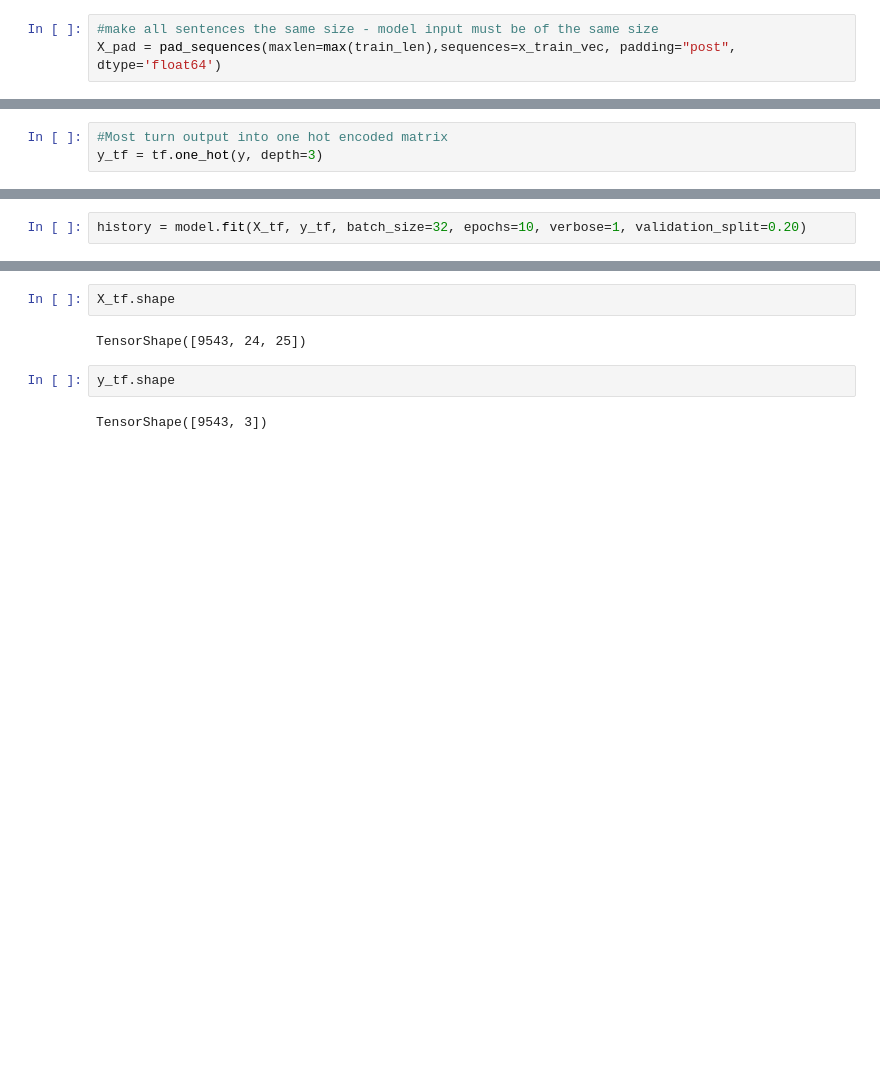
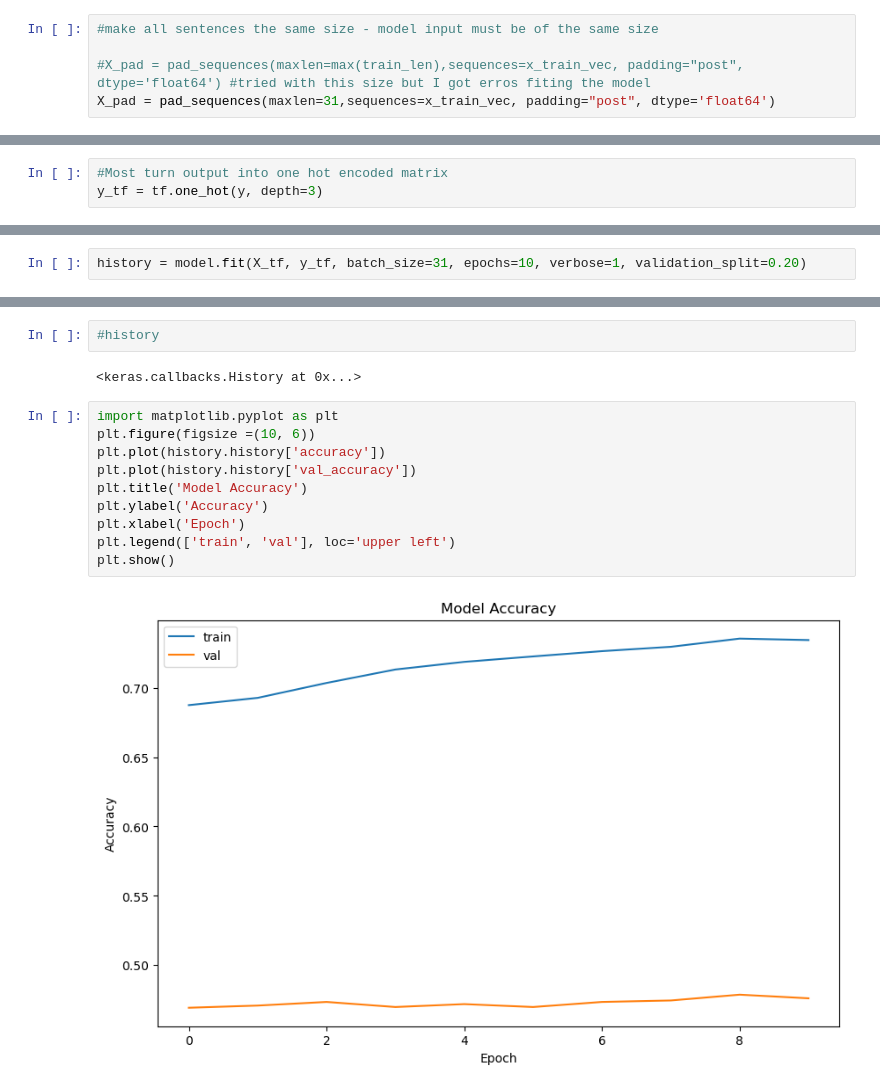
Before and after one commit to mayer19/Text_Mining_NovaIMS, a Jupyter notebook: stock_project.ipynb, the cells around one changed output, grey strips where cells are left out. Drawn from its saved outputs; the diff is of its cells as text; blank space fills up the shorter version.

```diff
--- a/stock_project.ipynb
+++ b/stock_project.ipynb
@@ -662,5 +666,7 @@ max(train_len)
 24
 # %%
 #make all sentences the same size - model input must be of the same size
-X_pad = pad_sequences(maxlen=max(train_len),sequences=x_train_vec, padding="post", dtype='float64')
+
+#X_pad = pad_sequences(maxlen=max(train_len),sequences=x_train_vec, padding="post", dtype='float64') #tried with this size but I got erros fiting the model
+X_pad = pad_sequences(maxlen=31,sequences=x_train_vec, padding="post", dtype='float64')
 # %%
@@ -729,6 +738,6 @@ Trainable params: 987
 Non-trainable params: 0
 _________________________________________________________________
 # %%
-history = model.fit(X_tf, y_tf, batch_size=32, epochs=10, verbose=1, validation_split=0.20)
+history = model.fit(X_tf, y_tf, batch_size=31, epochs=10, verbose=1, validation_split=0.20)
 # %% [output]
 Epoch 1/10
@@ -736,8 +763,16 @@ ValueError: Input 0 of layer "model_5" is incompatible with the layer: expected
 # %%
-X_tf.shape
+#history
 # %% [output]
-TensorShape([9543, 24, 25])
+<keras.callbacks.History at 0x...>
 # %%
-y_tf.shape
+import matplotlib.pyplot as plt
+plt.figure(figsize =(10, 6))
+plt.plot(history.history['accuracy'])
+plt.plot(history.history['val_accuracy'])
+plt.title('Model Accuracy')
+plt.ylabel('Accuracy')
+plt.xlabel('Epoch')
+plt.legend(['train', 'val'], loc='upper left')
+plt.show()
 # %% [output]
-TensorShape([9543, 3])
+[figure, added]
```
Also changed, not shown: parts of 11 cells of this notebook.
